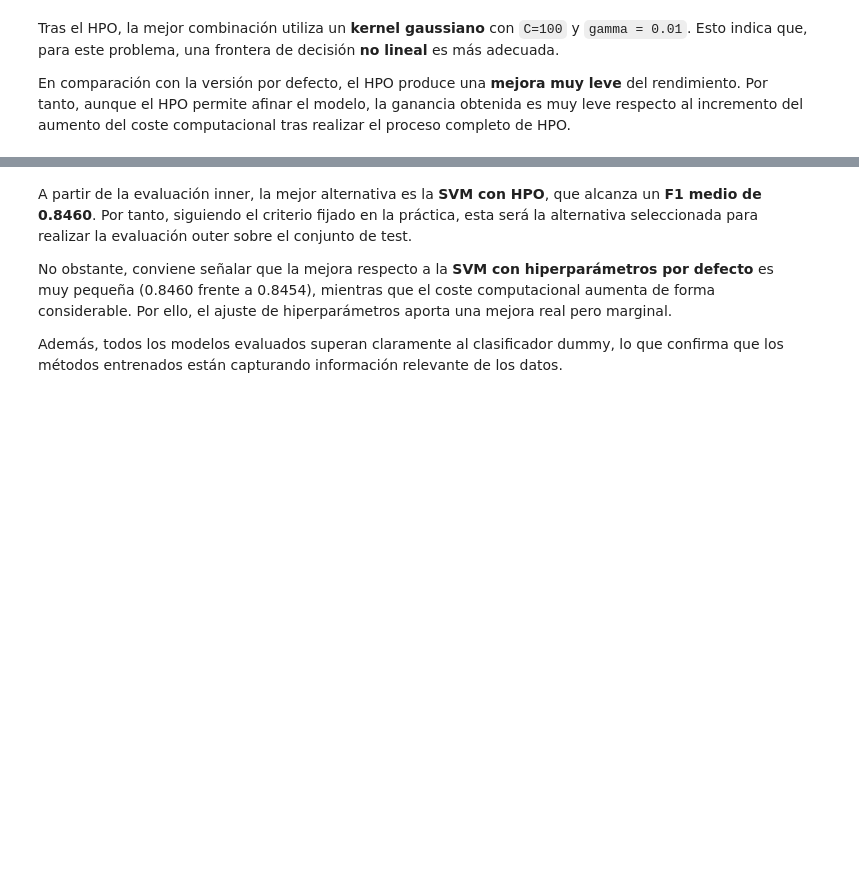
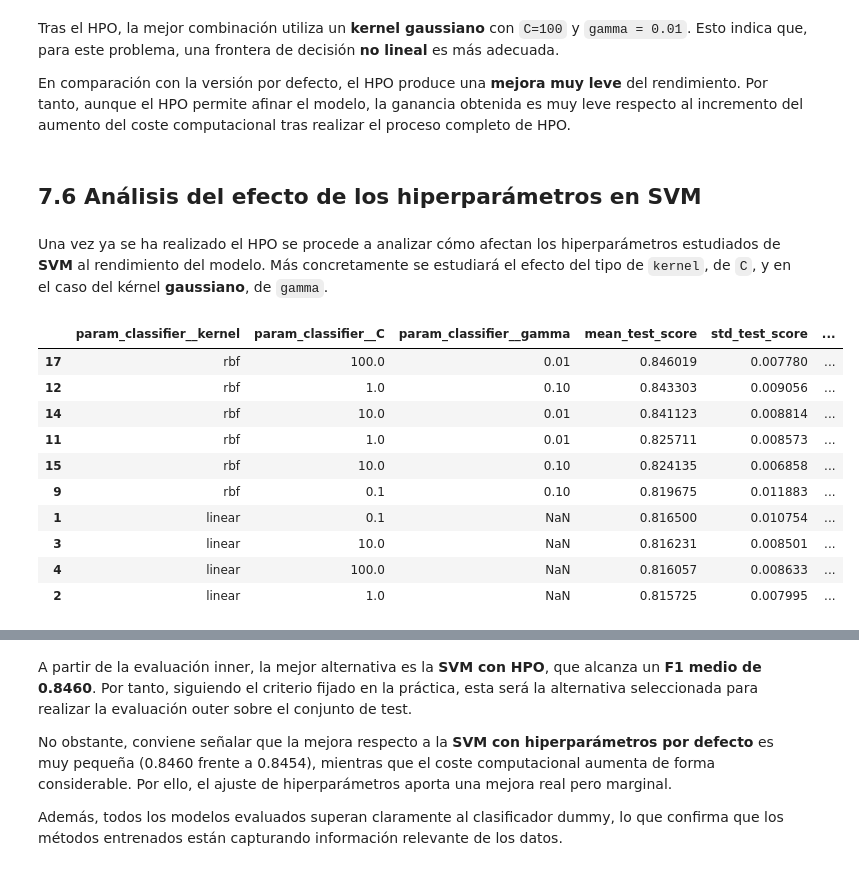
Before and after one commit to 100522401/P1_AA_100522396_100522401, a Jupyter notebook: notebooks/Cuaderno.ipynb, the cells around one changed output, grey strips where cells are left out. Cells and saved outputs as stored; diff of their text form; code cells hidden in the pictures; blank space fills up the shorter version.

```diff
--- a/notebooks/Cuaderno.ipynb
+++ b/notebooks/Cuaderno.ipynb
@@ -1515,3 +1515,34 @@ En ambos casos se ajusta `C`. Sin embargo, en el caso del kernel **gaussiano**,
 Tras el HPO, la mejor combinación utiliza un **kernel gaussiano** con `C=100` y `gamma = 0.01`. Esto indica que, para este problema, una frontera de decisión **no lineal** es más adecuada.
 
 En comparación con la versión por defecto, el HPO produce una **mejora muy leve** del rendimiento. Por tanto, aunque el HPO permite afinar el modelo, la ganancia obtenida es muy leve respecto al incremento del aumento del coste computacional tras realizar el proceso completo de HPO.
+# %% [markdown]
+## 7.6 Análisis del efecto de los hiperparámetros en SVM
+# %% [markdown]
+Una vez ya se ha realizado el HPO se procede a analizar cómo afectan los hiperparámetros estudiados de **SVM** al rendimiento del modelo. Más concretamente se estudiará el efecto del tipo de `kernel`, de `C`, y en el caso del kérnel **gaussiano**, de `gamma`.
+# %%
+results_svm = pd.DataFrame(grid_svc.cv_results_)
+
+results_svm_plot = results_svm[[
+    "param_classifier__kernel",
+    "param_classifier__C",
+    "param_classifier__gamma",
+    "mean_test_score",
+    "std_test_score",
+    "mean_fit_time",
+    "rank_test_score"
+]].copy()
+
+results_svm_plot = results_svm_plot.sort_values("mean_test_score", ascending=False)
+display(results_svm_plot.head(10))
+# %% [output]
+|  | param_classifier__kernel | param_classifier__C | param_classifier__gamma | mean_test_score | std_test_score | ... |
+| 17 | rbf | 100.0 | 0.01 | 0.846019 | 0.007780 | ... |
+| 12 | rbf | 1.0 | 0.10 | 0.843303 | 0.009056 | ... |
+| 14 | rbf | 10.0 | 0.01 | 0.841123 | 0.008814 | ... |
+| 11 | rbf | 1.0 | 0.01 | 0.825711 | 0.008573 | ... |
+| 15 | rbf | 10.0 | 0.10 | 0.824135 | 0.006858 | ... |
+| 9 | rbf | 0.1 | 0.10 | 0.819675 | 0.011883 | ... |
+| 1 | linear | 0.1 | NaN | 0.816500 | 0.010754 | ... |
+| 3 | linear | 10.0 | NaN | 0.816231 | 0.008501 | ... |
+| 4 | linear | 100.0 | NaN | 0.816057 | 0.008633 | ... |
+| 2 | linear | 1.0 | NaN | 0.815725 | 0.007995 | ... |
```
Also changed, not shown: parts of 26 cells of this notebook.
